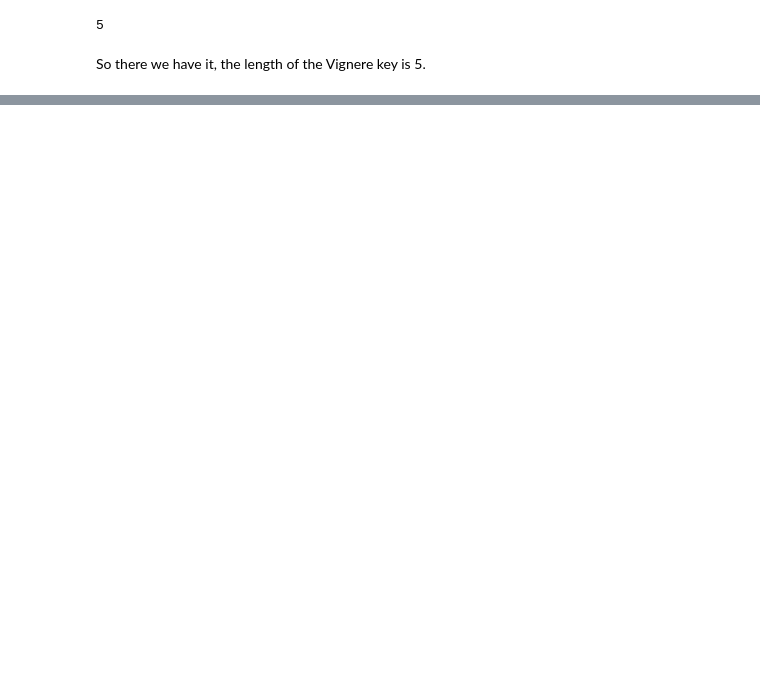
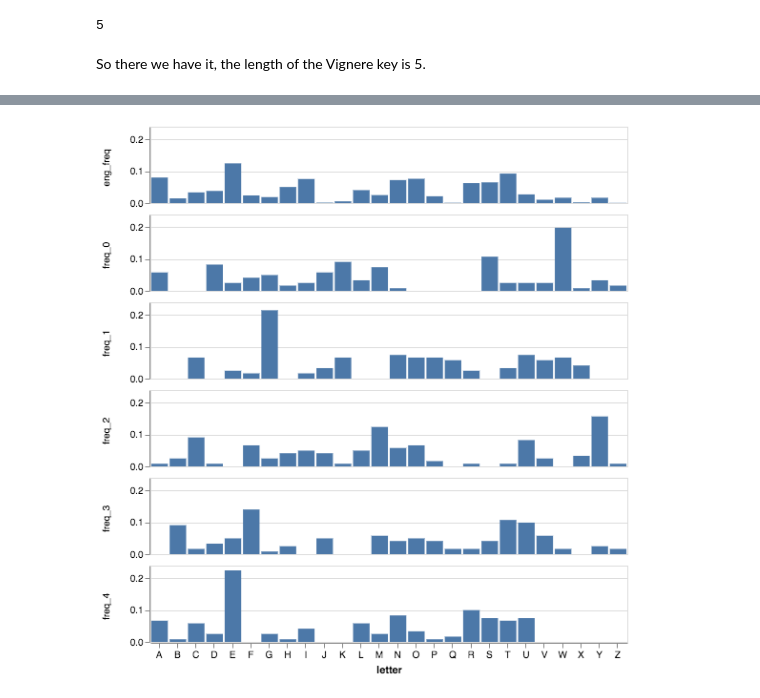
Before and after one commit to FlorianGD/cipher-challenge, a Jupyter notebook: stage-4.ipynb, the cells around one changed output, grey strips where cells are left out. Saved outputs shown, nothing was run; the diff lists cells and outputs as text; code cells hidden in the pictures; blank space fills up the shorter version.

```diff
--- a/stage-4.ipynb
+++ b/stage-4.ipynb
@@ -168,0 +204,14 @@ So there we have it, the length of the Vignere key is 5.
+# %%
+def create_freq_df(text, name="freq"):
+    """Returns a dataframe with relative frequency of letters in the text"""
+    # Compute freqs from text
+    cipher_freq = sorted(Counter(text).items())
+
+    # Get a dataframe with the whole alphabet
+    all_letters = pd.DataFrame({'letter': list("ABCDEFGHIJKLMNOPQRSTUVWXYZ")})
+    freqs = pd.DataFrame.from_records(cipher_freq, columns=["letter", name])
+    complete_freqs = all_letters.merge(freqs, how='left').fillna(0)
+
+    # Normalize the frequencies
+    complete_freqs[name] = complete_freqs[name] / complete_freqs[name].sum()
+    return complete_freqs.set_index("letter")
@@ -168,0 +256,3 @@ So there we have it, the length of the Vignere key is 5.
+# %%
+english_freq = english_freq.sort_values("letter").set_index("letter")
+english_freq["eng_freq"] = english_freq.eng_freq / english_freq.eng_freq.sum()
@@ -168,0 +269,8 @@ So there we have it, the length of the Vignere key is 5.
+# %%
+all_freqs = pd.concat((*map(create_freq_df,
+                            ciphers,
+                            ["freq_0", "freq_1", "freq_2", "freq_3", "freq_4"]),
+                       english_freq),
+                      axis=1)
+# %%
+all_freqs = all_freqs.stack().reset_index().rename(columns={"level_1":"text", 0:"freq"})
@@ -168,0 +286,12 @@ So there we have it, the length of the Vignere key is 5.
+# %%
+alt.Chart(all_freqs).mark_bar().encode(
+    x=alt.X("letter:O", axis=alt.Axis(labelAngle=0)),
+    y=alt.Y("freq:Q", axis=alt.Axis(title=None)),
+    row=alt.Row("text:N", header=alt.Header(title=None)),
+    tooltip="letter:O"
+).properties(
+    height=80,
+    width=500
+)
+# %% [output]
+[figure, added]
```
Also changed, not shown: parts of 18 cells of this notebook.
